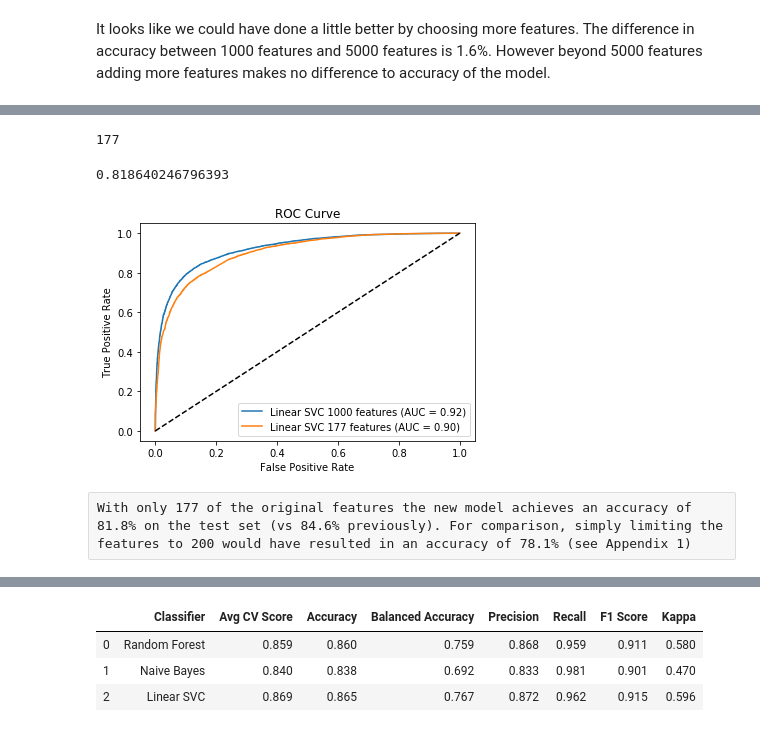
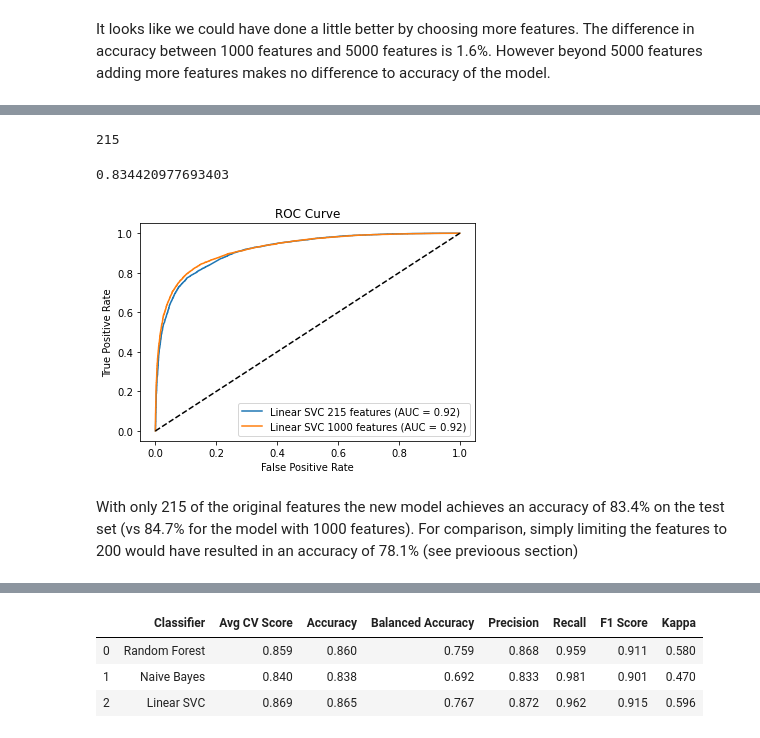
Before and after one commit to judebrhanavan/DMML1, a Jupyter notebook: Project-RottenTomatoes.ipynb, the cells around one changed output, grey strips where cells are left out. Saved outputs shown, nothing was run; the diff lists cells and outputs as text; code cells hidden in the pictures.

```diff
--- a/Project-RottenTomatoes.ipynb
+++ b/Project-RottenTomatoes.ipynb
@@ -896,0 +957,5 @@ Now that we know the most useful words for prediction, we can simply extract tho
+# %%
+#create a dataframe with model coefficents of the model with 10K features
+df_coef_10k= pd.DataFrame({'features':  vect_tfidf.get_feature_names(),  'coef' : sgd_svc.coef_.ravel()})
+df_coef_10k.sort_values(by='coef', ascending=False, inplace=True)
+df_coef_10k.reset_index(drop=True).round(2)
@@ -897,10 +976,10 @@ Now that we know the most useful words for prediction, we can simply extract tho
 # %%
-# we will start with the best model with 1000 features, recall it had only 177 features with coef greater than 1
-df2 = df_coef[abs(df_coef.coef)>1]
+# from this model extract all features with coef> 1
+df2 = df_coef_10k[abs(df_coef_10k.coef)>1]
 my_vocabulary = list(df2.features)
 len(my_vocabulary)
 # %% [output]
-177
+215
 # %%
 #instantiate the Vectorizer with the features with higher coefs only
 Tfidf_vect_short  = TfidfVectorizer(vocabulary=my_vocabulary)
@@ -914,16 +993,16 @@ sgd_short = SGDClassifier(loss='hinge', random_state=SEED)
 sgd_short.fit(X_train_short, y_train)
 sgd_short.score(X_test_short, y_test)
 # %% [output]
-0.818640246796393
+0.834420977693403
 # %%
 # plot roc curve
 fig, ax = plt.subplots()
-plot_roc_curve(sgd_best, X_test_tfidf, y_test, name='Linear SVC 1000 features', ax=ax)
-plot_roc_curve(sgd_short, X_test_short, y_test, name='Linear SVC 177 features', ax=ax)
+plot_roc_curve(sgd_short, X_test_short, y_test, name='Linear SVC 215 features', ax=ax)
+plot_roc_curve(clf_sgdsvc, X_test_tfidf, y_test, name='Linear SVC 1000 features', ax=ax)
 plt.plot([0, 1], [0, 1], 'k--')
 plt.title('ROC Curve')
 plt.show()
 # %% [output]
-[figure, old version]
+[figure, new version]
-# %% [raw]
-With only 177 of the original features the new model achieves an accuracy of 81.8% on the test set (vs 84.6% previously). For comparison, simply limiting the features to 200 would have resulted in an accuracy of 78.1% (see Appendix 1)
+# %% [markdown]
+With only 215 of the original features the new model achieves an accuracy of 83.4% on the test set (vs 84.7% for the model with 1000 features). For comparison, simply limiting the features to 200 would have resulted in an accuracy of 78.1% (see previoous section)
```
Also changed, not shown: parts of 157 cells of this notebook, 7 other files.
